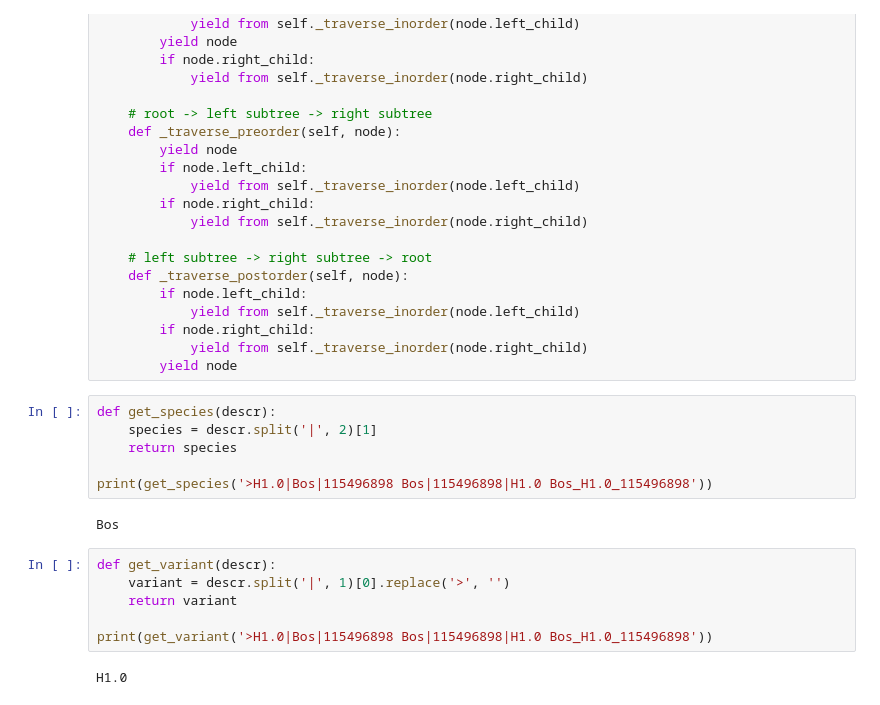
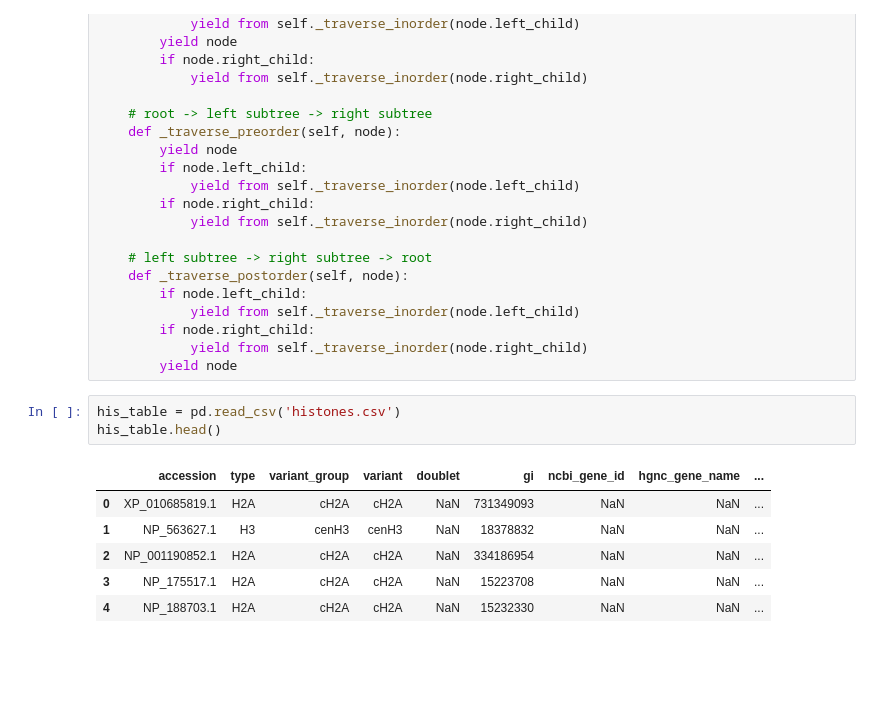
Before and after one commit to d-ryabov-biomsu/bio_practice, a Jupyter notebook: find_coev/find_coev.ipynb, the cells around one changed output. Saved outputs shown, nothing was run; the diff lists cells and outputs as text; blank space fills up the shorter version.

```diff
--- a/find_coev/find_coev.ipynb
+++ b/find_coev/find_coev.ipynb
@@ -230,19 +230,13 @@ class AVLTree(object):
         if node.right_child:
             yield from self._traverse_inorder(node.right_child)
         yield node
-# %%
-def get_species(descr):
-    species = descr.split('|', 2)[1]
-    return species
-
-print(get_species('>H1.0|Bos|115496898 Bos|115496898|H1.0 Bos_H1.0_115496898'))
-# %% [output]
-Bos
-# %%
-def get_variant(descr):
-    variant = descr.split('|', 1)[0].replace('>', '')
-    return variant
-
-print(get_variant('>H1.0|Bos|115496898 Bos|115496898|H1.0 Bos_H1.0_115496898'))
-# %% [output]
-H1.0
+# %%
+his_table = pd.read_csv('histones.csv')
+his_table.head()
+# %% [output]
+|  | accession | type | variant_group | variant | doublet | gi | ncbi_gene_id | hgnc_gene_name | ... |
+| 0 | XP_010685819.1 | H2A | cH2A | cH2A | NaN | 731349093 | NaN | NaN | ... |
+| 1 | NP_563627.1 | H3 | cenH3 | cenH3 | NaN | 18378832 | NaN | NaN | ... |
+| 2 | NP_001190852.1 | H2A | cH2A | cH2A | NaN | 334186954 | NaN | NaN | ... |
+| 3 | NP_175517.1 | H2A | cH2A | cH2A | NaN | 15223708 | NaN | NaN | ... |
+| 4 | NP_188703.1 | H2A | cH2A | cH2A | NaN | 15232330 | NaN | NaN | ... |
```
Also changed, not shown: parts of 8 cells of this notebook.
